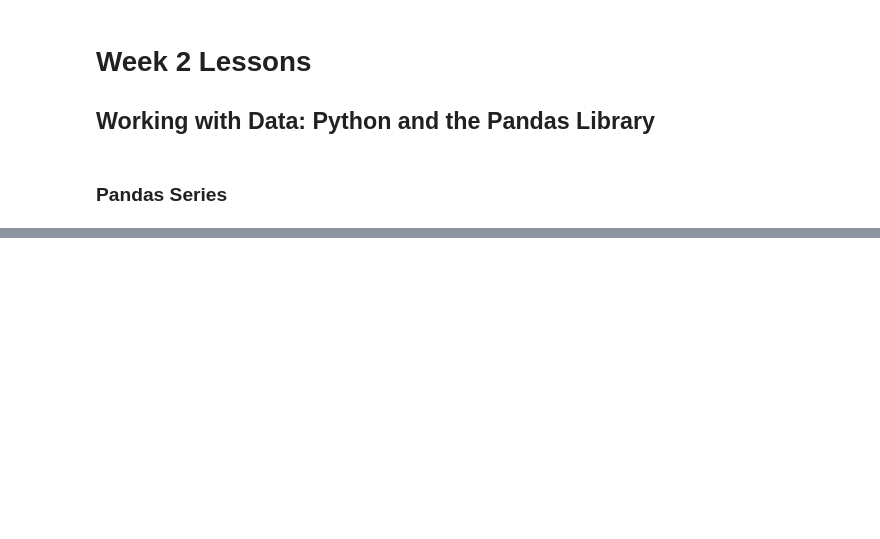
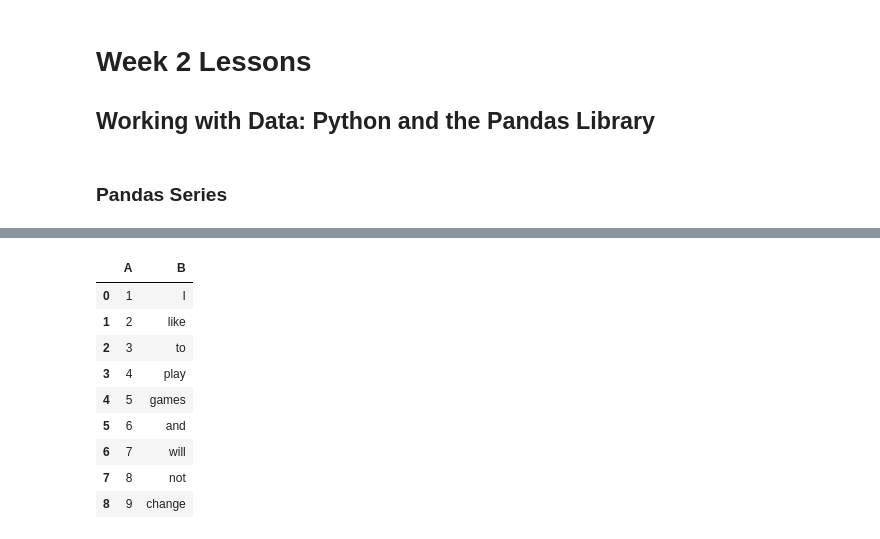
Before and after one commit to khalidassalafy/ArewaDS-Machine-Learning-Assignments, a Jupyter notebook: Week_02/lessons_week_02.ipynb, the cells around one changed output, grey strips where cells are left out. Saved outputs shown, nothing was run; the diff lists cells and outputs as text; code cells hidden in the pictures; blank space fills up the shorter version.

```diff
--- a/Week_02/lessons_week_02.ipynb
+++ b/Week_02/lessons_week_02.ipynb
@@ -33,0 +46,16 @@ ax = monthly.plot(kind='bar')
+# %%
+# We can also use Series as columns, and specify column names using dictionary:
+
+df = pd.DataFrame({ 'A' : a, 'B' : b })
+df
+# %% [output]
+|  | A | B |
+| 0 | 1 | I |
+| 1 | 2 | like |
+| 2 | 3 | to |
+| 3 | 4 | play |
+| 4 | 5 | games |
+| 5 | 6 | and |
+| 6 | 7 | will |
+| 7 | 8 | not |
+| 8 | 9 | change |
```
Also changed, not shown: parts of 36 cells of this notebook.
